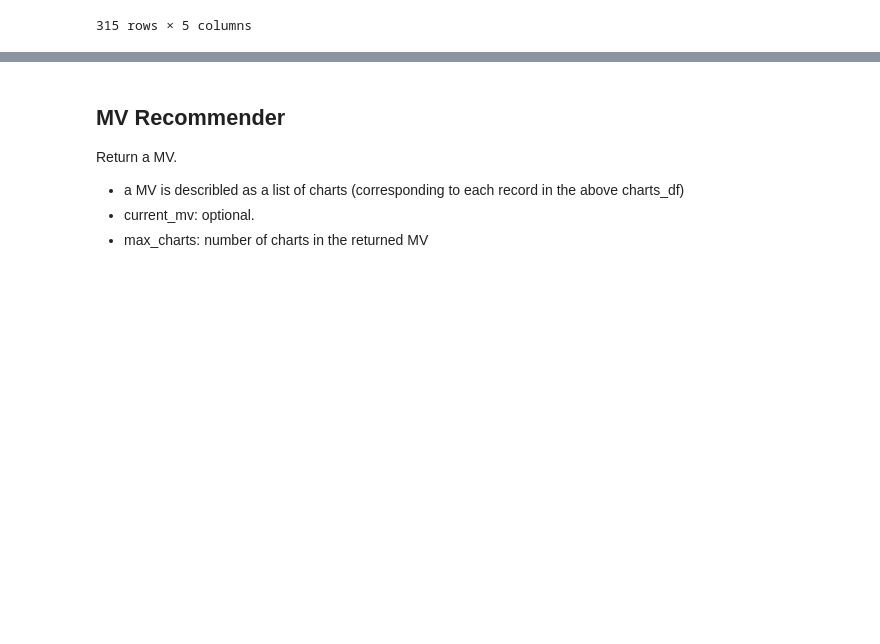
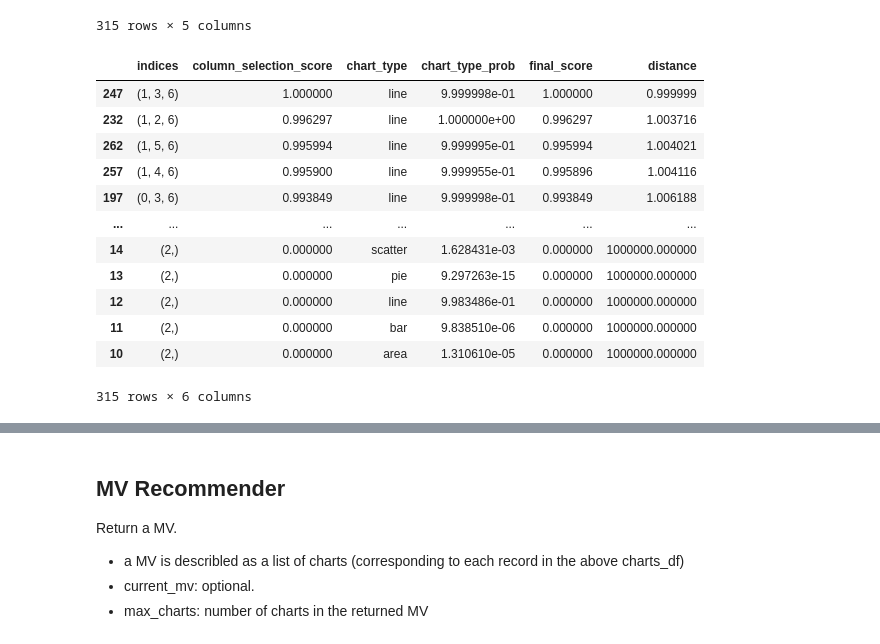
Before and after one commit to KXXH/MultiVision, a Jupyter notebook: Demo.ipynb, the cells around one changed output, grey strips where cells are left out. Cells and saved outputs as stored; diff of their text form; code cells hidden in the pictures; blank space fills up the shorter version.

```diff
--- a/Demo.ipynb
+++ b/Demo.ipynb
@@ -101,3 +121,24 @@ pd.DataFrame.from_records(chartRecommender.charts).sort_values(by='final_score',
 | 11 | (2,) | 0.000000 | bar | 9.838510e-06 | 0.000000 |
 | 10 | (2,) | 0.000000 | area | 1.310610e-05 | 0.000000 |
 315 rows × 5 columns
+# %%
+bias=0.000001
+
+scores = pd.DataFrame.from_records(chartRecommender.charts).sort_values(
+    by='final_score', ascending=False)
+scores["distance"] = 1/(bias+scores["column_selection_score"])
+scores
+# %% [output]
+|  | indices | column_selection_score | chart_type | chart_type_prob | final_score | distance |
+| 247 | (1, 3, 6) | 1.000000 | line | 9.999998e-01 | 1.000000 | 0.999999 |
+| 232 | (1, 2, 6) | 0.996297 | line | 1.000000e+00 | 0.996297 | 1.003716 |
+| 262 | (1, 5, 6) | 0.995994 | line | 9.999995e-01 | 0.995994 | 1.004021 |
+| 257 | (1, 4, 6) | 0.995900 | line | 9.999955e-01 | 0.995896 | 1.004116 |
+| 197 | (0, 3, 6) | 0.993849 | line | 9.999998e-01 | 0.993849 | 1.006188 |
+| ... | ... | ... | ... | ... | ... | ... |
+| 14 | (2,) | 0.000000 | scatter | 1.628431e-03 | 0.000000 | 1000000.000000 |
+| 13 | (2,) | 0.000000 | pie | 9.297263e-15 | 0.000000 | 1000000.000000 |
+| 12 | (2,) | 0.000000 | line | 9.983486e-01 | 0.000000 | 1000000.000000 |
+| 11 | (2,) | 0.000000 | bar | 9.838510e-06 | 0.000000 | 1000000.000000 |
+| 10 | (2,) | 0.000000 | area | 1.310610e-05 | 0.000000 | 1000000.000000 |
+315 rows × 6 columns
```
Also changed, not shown: parts of 8 cells of this notebook, 2 other files.
